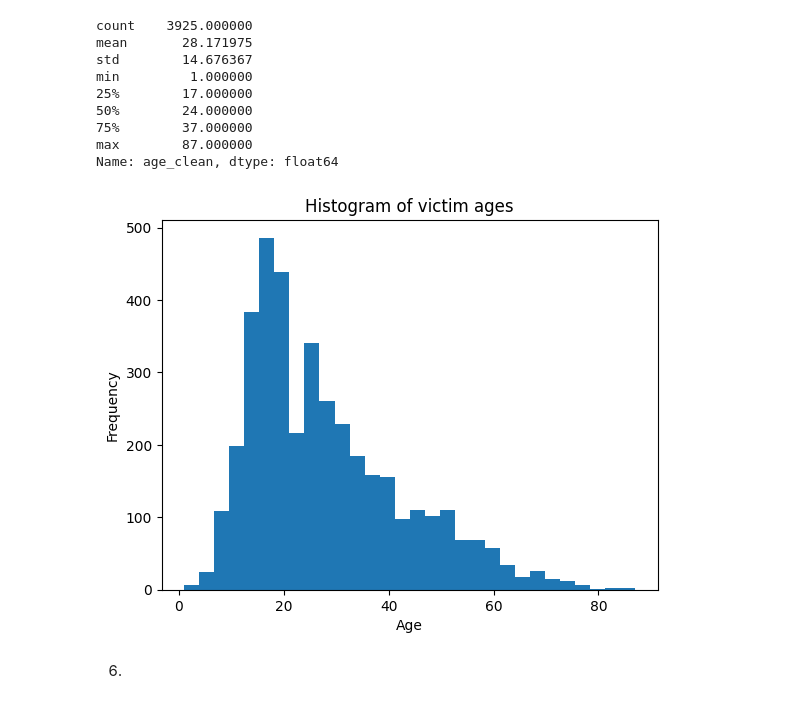
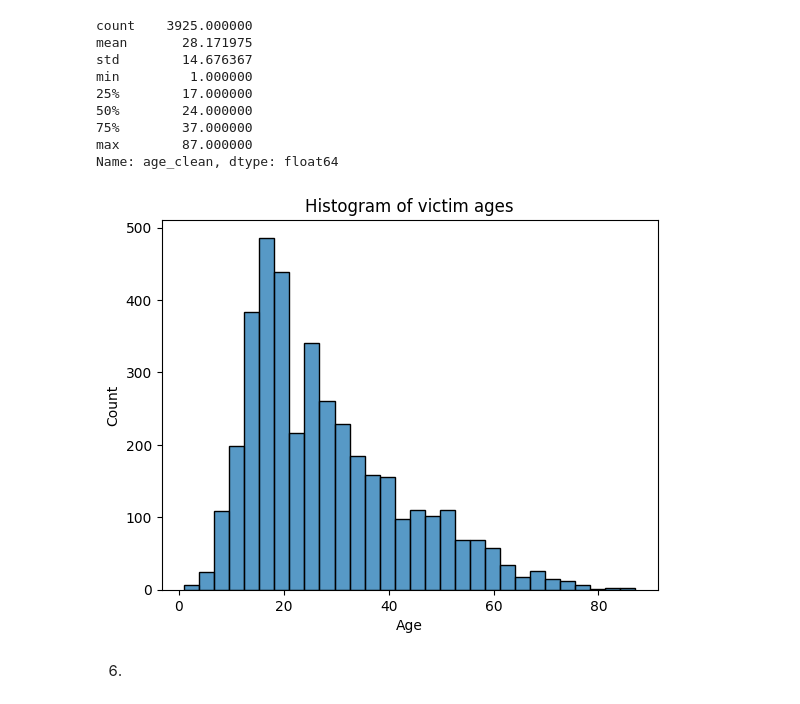
Before and after one commit to an9o/DS3021_Assignments, a Jupyter notebook: Answers.ipynb, the cells around one changed output. Drawn from its saved outputs; the diff is of its cells as text; code cells hidden in the pictures.

```diff
--- a/Answers.ipynb
+++ b/Answers.ipynb
@@ -444,12 +444,12 @@ min         1.000000
 max        87.000000
 Name: age_clean, dtype: float64
 # %%
-df["age_clean"].dropna().plot(kind="hist", bins=30)
+sns.histplot(df["age_clean"], bins=30)
 plt.xlabel("Age")
 plt.title("Histogram of victim ages")
 plt.show()
 # %% [output]
-[figure, old version]
+[figure, new version]
 # %% [markdown]
 6.
 # %%
```
Also changed, not shown: parts of 60 cells of this notebook, 4 other files.
